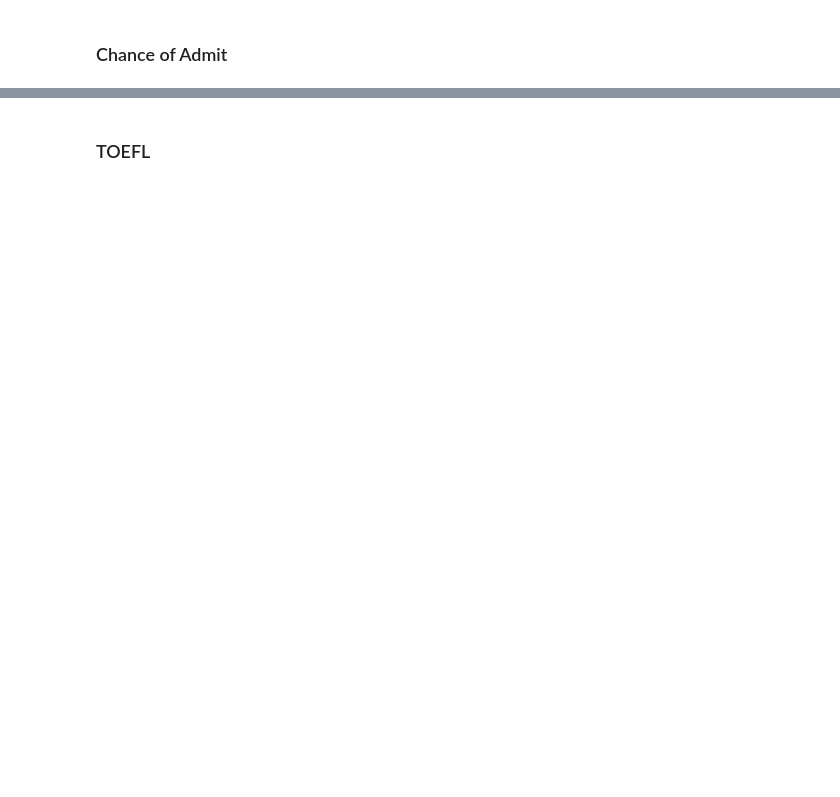
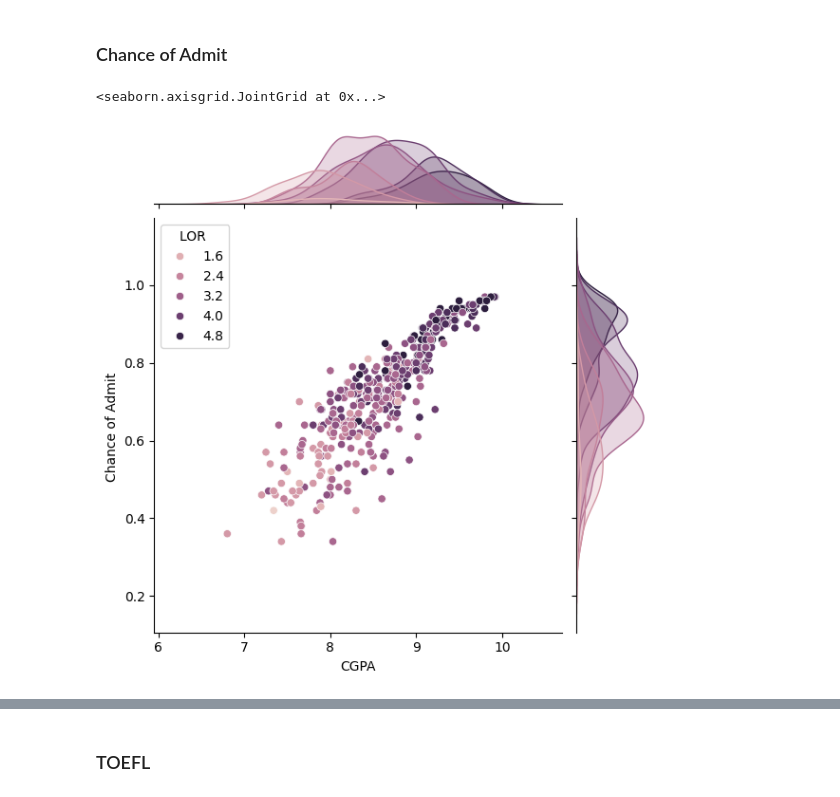
Before and after one commit to AHChaves/Trabalho-ISI, a Jupyter notebook: src/Graficos.ipynb, the cells around one changed output, grey strips where cells are left out. Cells and saved outputs as stored; diff of their text form; code cells hidden in the pictures; blank space fills up the shorter version.

```diff
--- a/src/Graficos.ipynb
+++ b/src/Graficos.ipynb
@@ -76,2 +77,7 @@ sns.heatmap(df.corr())
 # %% [markdown]
 ### Chance of Admit
+# %%
+sns.jointplot(df,x=df["CGPA"],y=df['Chance of Admit '], hue="LOR ")
+# %% [output]
+<seaborn.axisgrid.JointGrid at 0x...>
+[figure, added]
```
Also changed, not shown: parts of 12 cells of this notebook, 2 other files.
